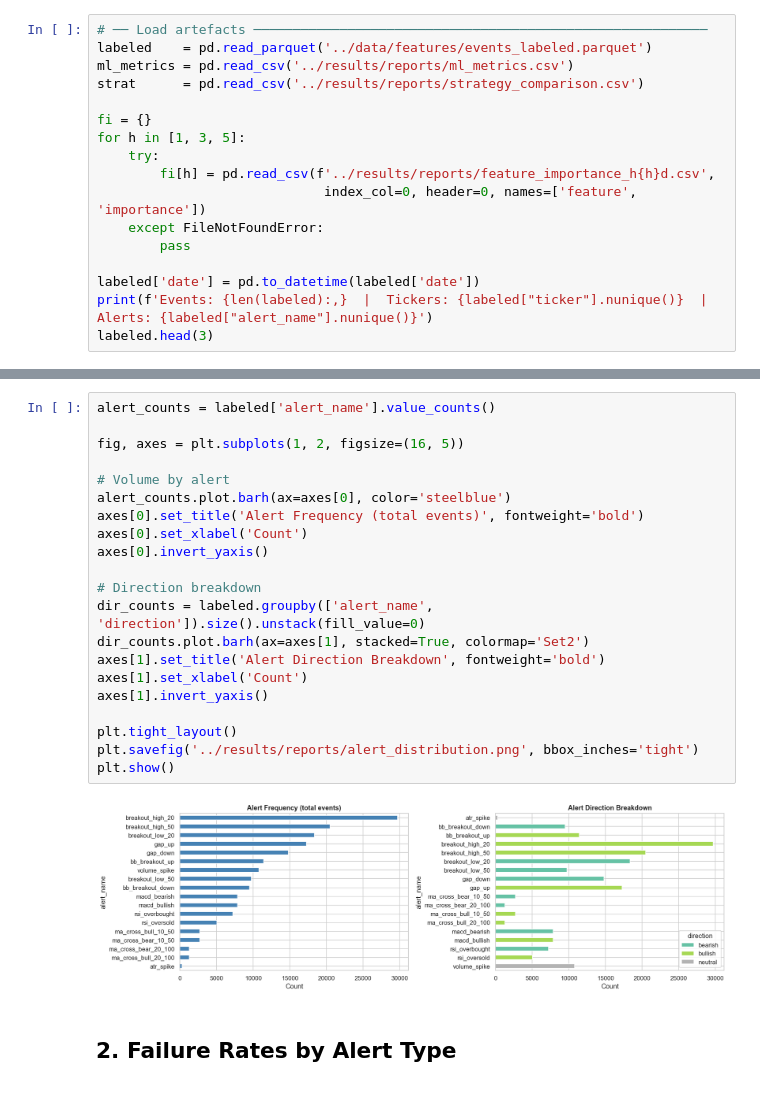
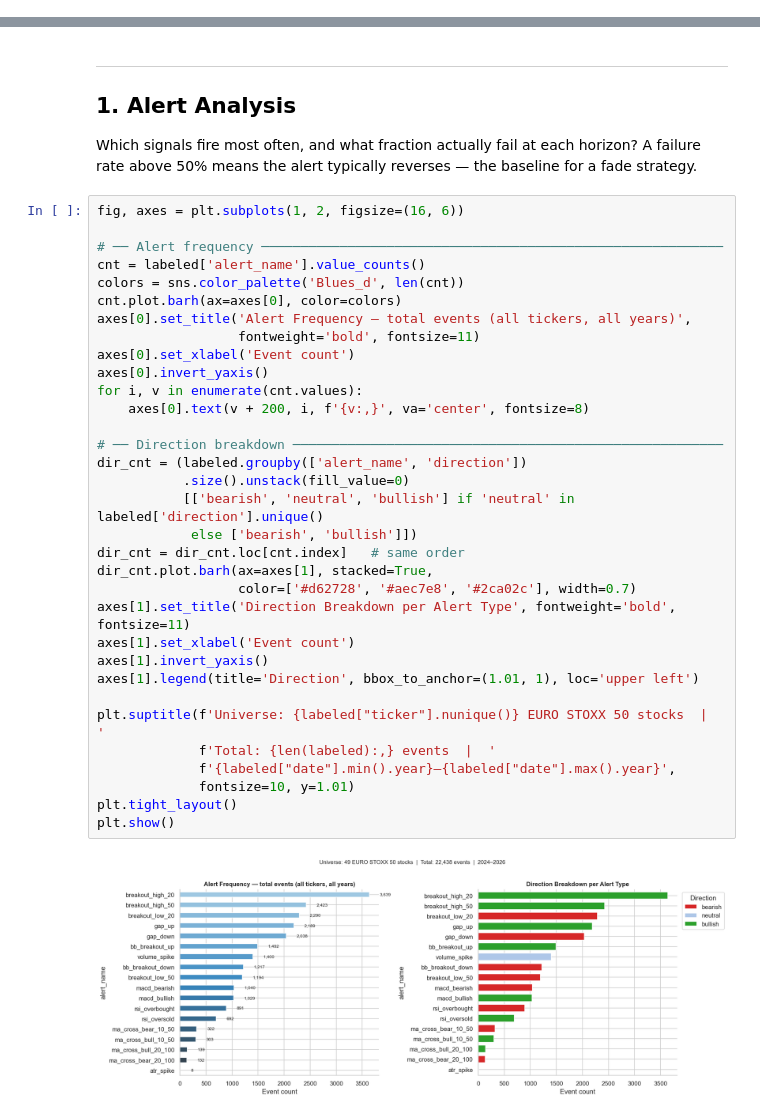
Before and after one commit to alfonsoglamuno/Failure_Crowded_Technical_Signals, a Jupyter notebook: notebooks/01_results_overview.ipynb, the cells around one changed output, grey strips where cells are left out. Saved outputs shown, nothing was run; the diff lists cells and outputs as text.

Commit message:
Results overview

```diff
--- a/notebooks/01_results_overview.ipynb
+++ b/notebooks/01_results_overview.ipynb
@@ -28,17 +0,0 @@ plt.rcParams['figure.dpi'] = 110
-# %%
-# ── Load artefacts ──────────────────────────────────────────────────────────
-labeled    = pd.read_parquet('../data/features/events_labeled.parquet')
-ml_metrics = pd.read_csv('../results/reports/ml_metrics.csv')
-strat      = pd.read_csv('../results/reports/strategy_comparison.csv')
-
-fi = {}
-for h in [1, 3, 5]:
-    try:
-        fi[h] = pd.read_csv(f'../results/reports/feature_importance_h{h}d.csv',
-                             index_col=0, header=0, names=['feature', 'importance'])
-    except FileNotFoundError:
-        pass
-
-labeled['date'] = pd.to_datetime(labeled['date'])
-print(f'Events: {len(labeled):,}  |  Tickers: {labeled["ticker"].nunique()}  |  Alerts: {labeled["alert_name"].nunique()}')
-labeled.head(3)
@@ -53,25 +139,41 @@ Events: 178,326  |  Tickers: 49  |  Alerts: 18
+# %% [markdown]
+---
+## 1. Alert Analysis
+
+Which signals fire most often, and what fraction actually fail at each horizon?
+A failure rate above 50% means the alert typically reverses — the baseline for a fade strategy.
 # %%
-alert_counts = labeled['alert_name'].value_counts()
+fig, axes = plt.subplots(1, 2, figsize=(16, 6))
 
-fig, axes = plt.subplots(1, 2, figsize=(16, 5))
+# ── Alert frequency ───────────────────────────────────────────────────────────
+cnt = labeled['alert_name'].value_counts()
+colors = sns.color_palette('Blues_d', len(cnt))
+cnt.plot.barh(ax=axes[0], color=colors)
+axes[0].set_title('Alert Frequency — total events (all tickers, all years)',
+                  fontweight='bold', fontsize=11)
+axes[0].set_xlabel('Event count')
+axes[0].invert_yaxis()
+for i, v in enumerate(cnt.values):
+    axes[0].text(v + 200, i, f'{v:,}', va='center', fontsize=8)
 
-# Volume by alert
-alert_counts.plot.barh(ax=axes[0], color='steelblue')
-axes[0].set_title('Alert Frequency (total events)', fontweight='bold')
-axes[0].set_xlabel('Count')
-axes[0].invert_yaxis()
+# ── Direction breakdown ───────────────────────────────────────────────────────
+dir_cnt = (labeled.groupby(['alert_name', 'direction'])
+           .size().unstack(fill_value=0)
+           [['bearish', 'neutral', 'bullish'] if 'neutral' in labeled['direction'].unique()
+            else ['bearish', 'bullish']])
+dir_cnt = dir_cnt.loc[cnt.index]   # same order
+dir_cnt.plot.barh(ax=axes[1], stacked=True,
+                  color=['#d62728', '#aec7e8', '#2ca02c'], width=0.7)
+axes[1].set_title('Direction Breakdown per Alert Type', fontweight='bold', fontsize=11)
+axes[1].set_xlabel('Event count')
+axes[1].invert_yaxis()
+axes[1].legend(title='Direction', bbox_to_anchor=(1.01, 1), loc='upper left')
 
-# Direction breakdown
-dir_counts = labeled.groupby(['alert_name', 'direction']).size().unstack(fill_value=0)
-dir_counts.plot.barh(ax=axes[1], stacked=True, colormap='Set2')
-axes[1].set_title('Alert Direction Breakdown', fontweight='bold')
-axes[1].set_xlabel('Count')
-axes[1].invert_yaxis()
-
+plt.suptitle(f'Universe: {labeled["ticker"].nunique()} EURO STOXX 50 stocks  |  '
+             f'Total: {len(labeled):,} events  |  '
+             f'{labeled["date"].min().year}–{labeled["date"].max().year}',
+             fontsize=10, y=1.01)
 plt.tight_layout()
-plt.savefig('../results/reports/alert_distribution.png', bbox_inches='tight')
 plt.show()
 # %% [output]
-[figure, old version]
+[figure, new version]
-# %% [markdown]
-## 2. Failure Rates by Alert Type
```
Also changed, not shown: parts of 30 cells of this notebook, 1 other file.
